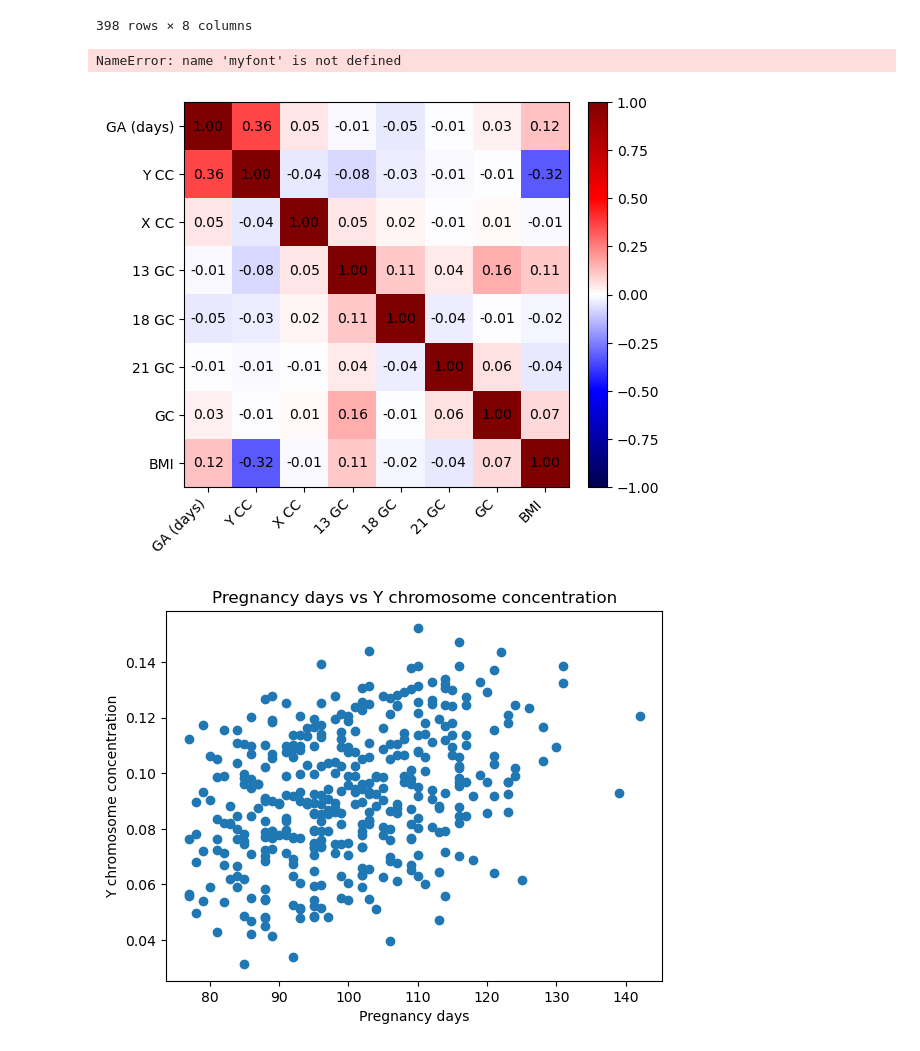
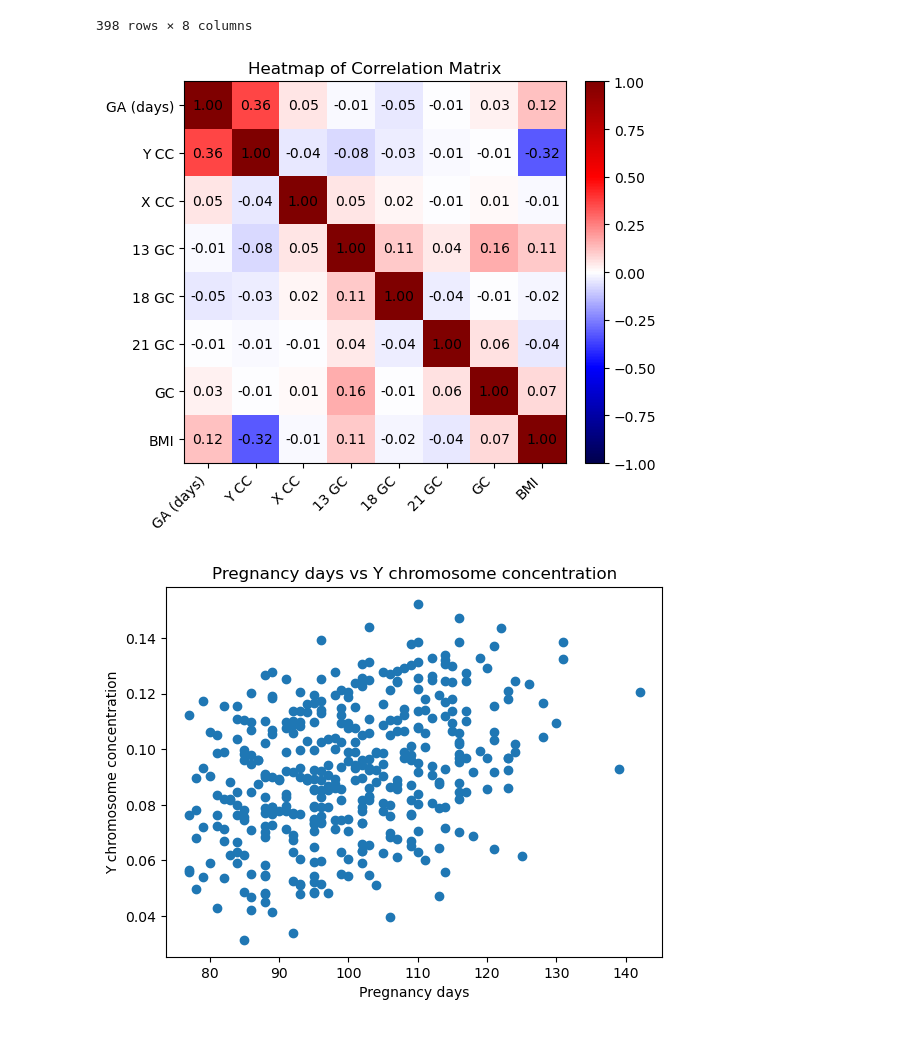
Before and after one commit to YichenShen0103/CUMCM-25C, a Jupyter notebook: problem1.ipynb, the cells around one changed output. Saved outputs shown, nothing was run; the diff lists cells and outputs as text; code cells hidden in the pictures.

```diff
--- a/problem1.ipynb
+++ b/problem1.ipynb
@@ -112,36 +112,35 @@ dictionary = {
     "X染色体浓度": "X CC",
     "13号染色体的GC含量": "13 GC",
     "18号染色体的GC含量": "18 GC",
     "21号染色体的GC含量": "21 GC",
     "GC含量": "GC"
 }
 
 corr = data.corr()
 
 fig, ax = plt.subplots(figsize=(6, 5))
 cax = ax.imshow(corr, cmap="seismic", vmin=-1, vmax=1)
 
 # 添加颜色条
 fig.colorbar(cax, ax=ax, fraction=0.046, pad=0.04)
 
 # 设置坐标轴刻度和标签
 ax.set_xticks(np.arange(len(corr)))
 ax.set_yticks(np.arange(len(corr)))
 ax.set_xticklabels([dictionary[col] for col in corr.columns], rotation=45, ha="right")
 ax.set_yticklabels([dictionary[col] for col in corr.columns])
 
 # 在格子里添加数值
 for i in range(len(corr)):
     for j in range(len(corr)):
         ax.text(j, i, f"{corr.iloc[i, j]:.2f}",
                 ha="center", va="center", color="black")
 
-ax.set_title("Heatmap of Correlation Matrix", fontproperties=myfont, fontsize=16)
+ax.set_title("Heatmap of Correlation Matrix")
 plt.tight_layout()
 plt.show()
 # %% [output]
-NameError: name 'myfont' is not defined
-[figure, old version]
+[figure, new version]
 # %%
 plt.scatter(data["孕天"], data["Y染色体浓度"])
 plt.xlabel("Pregnancy days")
```
Also changed, not shown: parts of 1 cell of this notebook, 1 other file.
